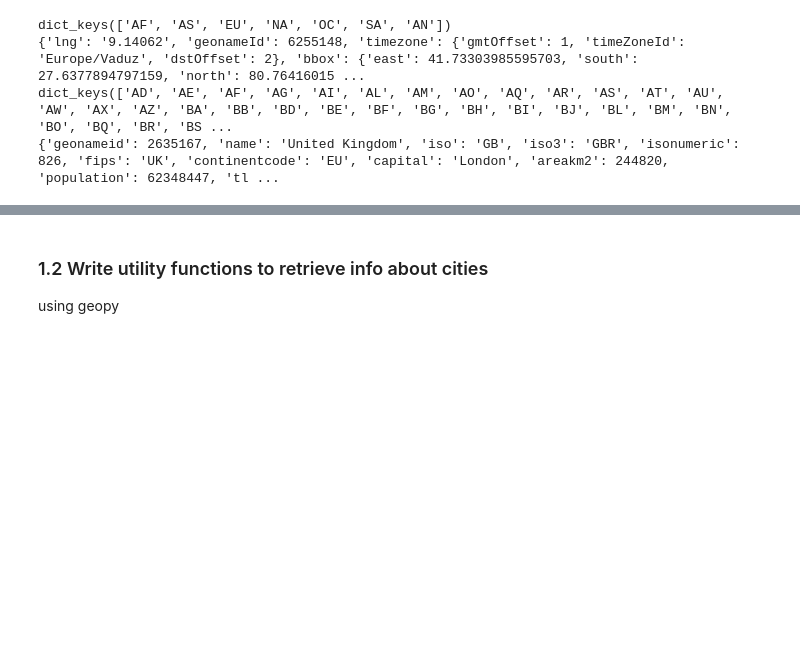
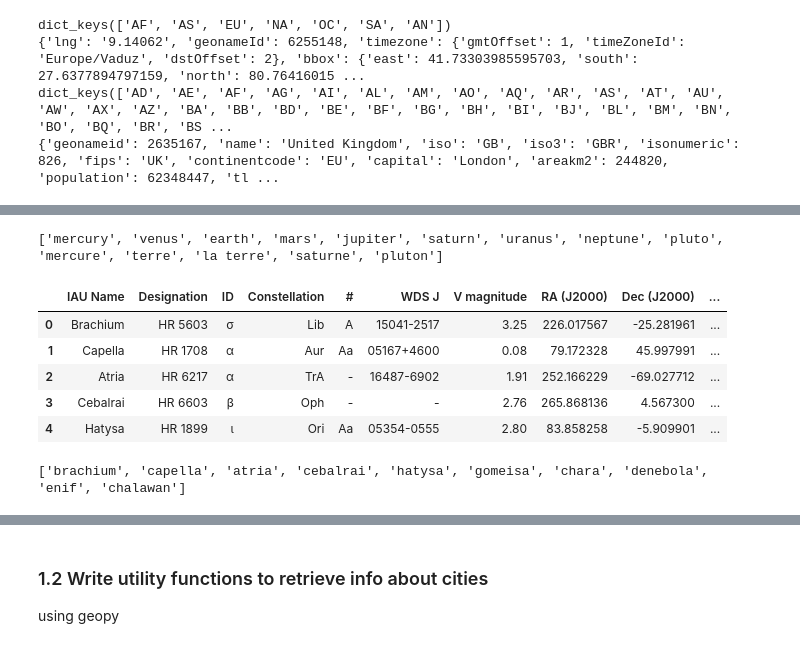
Before and after one commit to ldelille/nlp-archives, a Jupyter notebook: 02_GeoParsing_applied.ipynb, the cells around one changed output, grey strips where cells are left out. Cells and saved outputs as stored; diff of their text form; code cells hidden in the pictures; blank space fills up the shorter version.

```diff
--- a/02_GeoParsing_applied.ipynb
+++ b/02_GeoParsing_applied.ipynb
@@ -169,0 +203,5 @@ print(my_continent_codes) # basic dic : code : name
+# %%
+# import data
+planet_df = pd.read_csv("./planets.csv")
+star_df = pd.read_csv("./star_names.csv", delimiter = ';')
+satellite_df = pd.read_csv("./satellites.csv")
@@ -169,0 +219,24 @@ print(my_continent_codes) # basic dic : code : name
+# %%
+planet_names = planet_df.planet.apply(lambda x : x.lower()).tolist()
+
+planet_names += ['mercure', 'terre', 'la terre', 'saturne', 'pluton'] # alright, pluto is not a real planet
+
+print(planet_names)
+# %% [output]
+['mercury', 'venus', 'earth', 'mars', 'jupiter', 'saturn', 'uranus', 'neptune', 'pluto', 'mercure', 'terre', 'la terre', 'saturne', 'pluton']
+# %%
+star_df.head()
+# %% [output]
+|  | IAU Name | Designation | ID | Constellation | # | WDS J | V magnitude | RA (J2000) | Dec (J2000) | ... |
+| 0 | Brachium | HR 5603 | σ | Lib | A | 15041-2517 | 3.25 | 226.017567 | -25.281961 | ... |
+| 1 | Capella | HR 1708 | α | Aur | Aa | 05167+4600 | 0.08 | 79.172328 | 45.997991 | ... |
+| 2 | Atria | HR 6217 | α | TrA | - | 16487-6902 | 1.91 | 252.166229 | -69.027712 | ... |
+| 3 | Cebalrai | HR 6603 | β | Oph | - | - | 2.76 | 265.868136 | 4.567300 | ... |
+| 4 | Hatysa | HR 1899 | ι | Ori | Aa | 05354-0555 | 2.80 | 83.858258 | -5.909901 | ... |
+# %%
+star_names = star_df['IAU Name'].apply(lambda x : x.lower()).tolist()
+print(star_names[:10])
+
+# note : we would need the constellation names in plain text too !
+# %% [output]
+['brachium', 'capella', 'atria', 'cebalrai', 'hatysa', 'gomeisa', 'chara', 'denebola', 'enif', 'chalawan']
```
Also changed, not shown: parts of 24 cells of this notebook.
